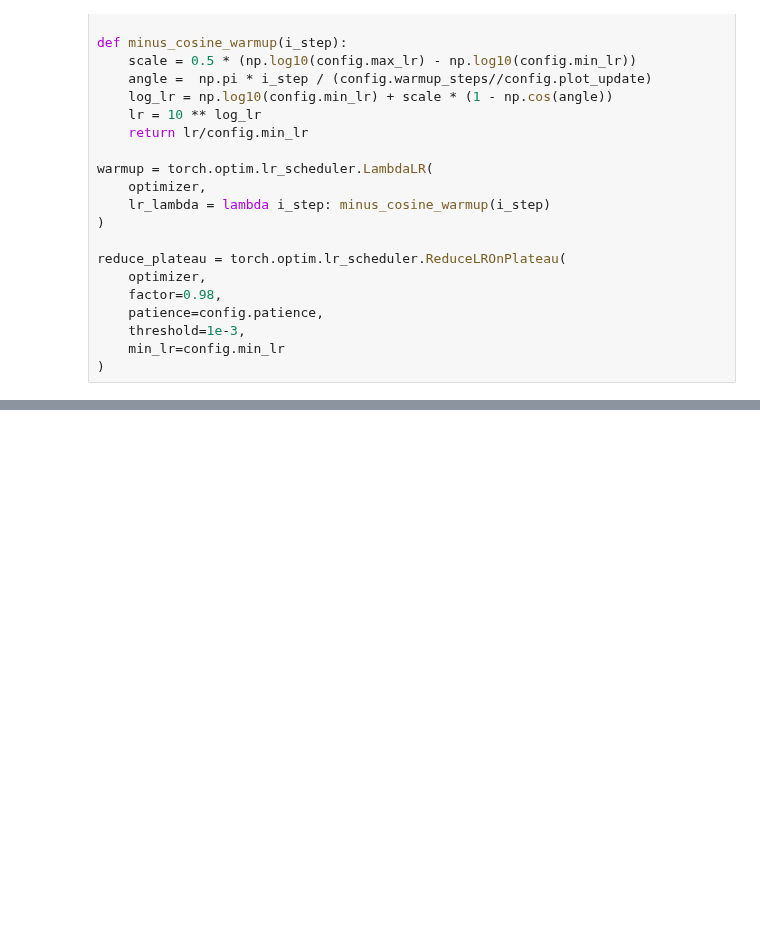
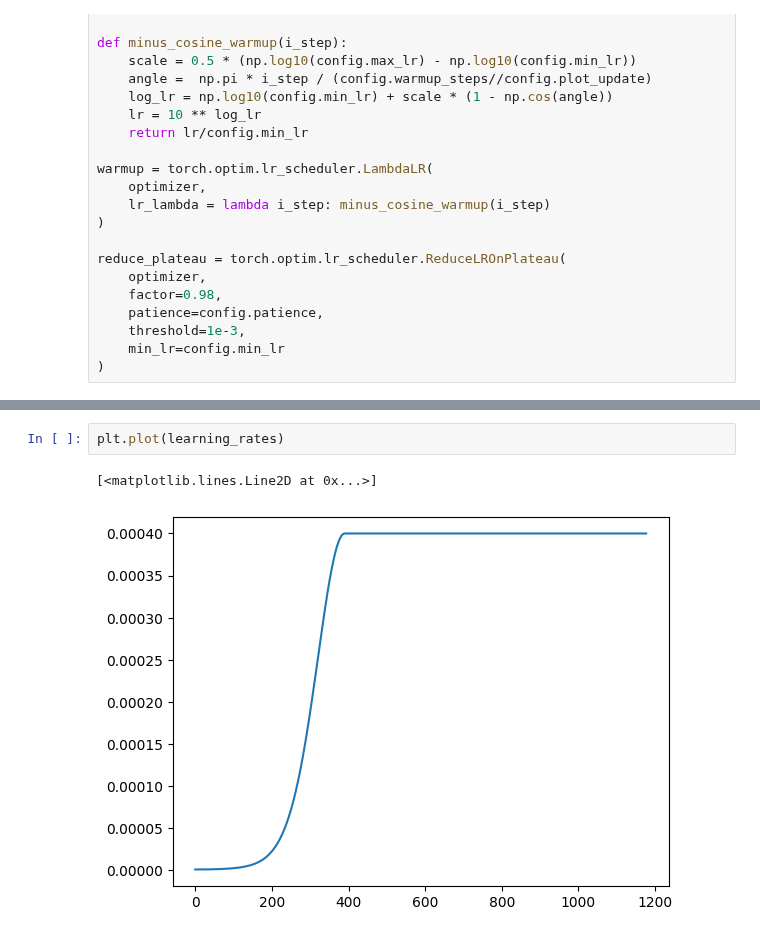
Before and after one commit to danjacobellis/LCCL, a Jupyter notebook: classification_walloc.ipynb, the cells around one changed output, grey strips where cells are left out. Saved outputs shown, nothing was run; the diff lists cells and outputs as text; blank space fills up the shorter version.

```diff
--- a/classification_walloc.ipynb
+++ b/classification_walloc.ipynb
@@ -248,0 +267,5 @@ for i_epoch in mb:
+# %%
+plt.plot(learning_rates)
+# %% [output]
+[<matplotlib.lines.Line2D at 0x...>]
+[figure, added]
```
Also changed, not shown: parts of 4 cells of this notebook.
